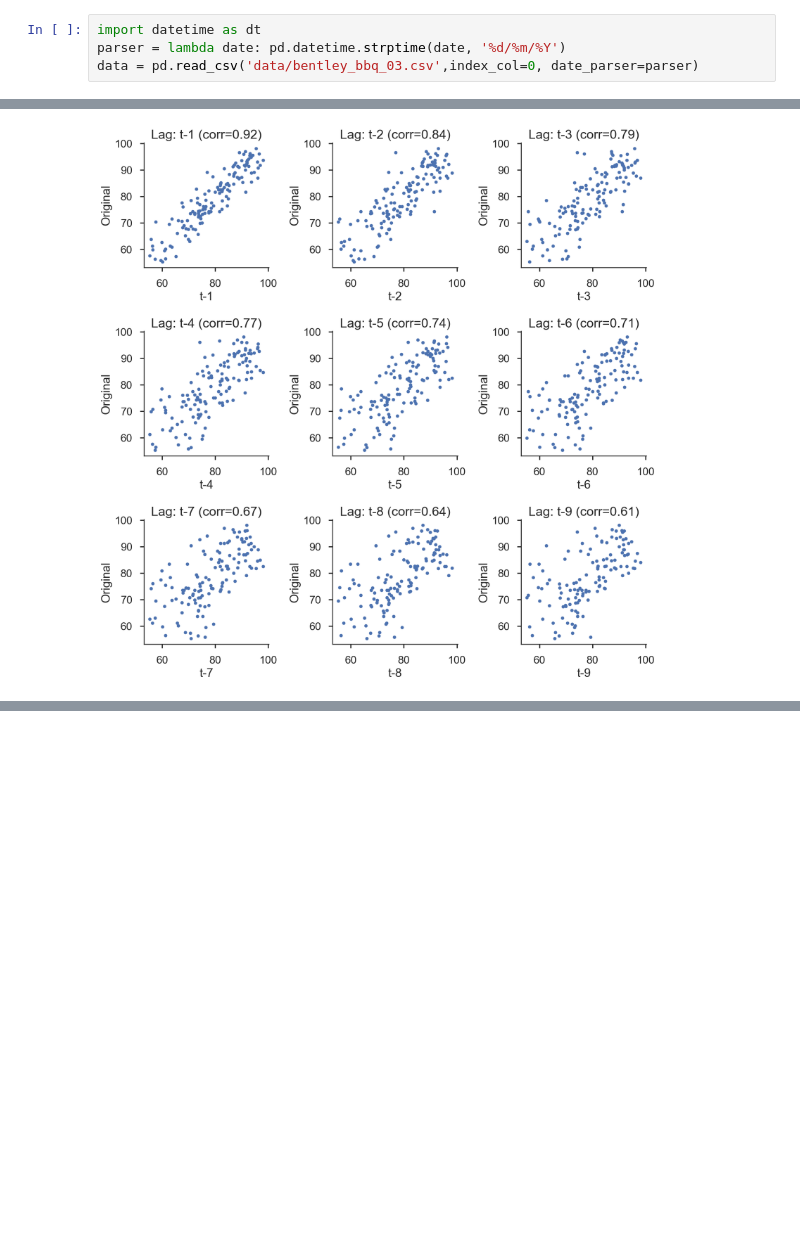
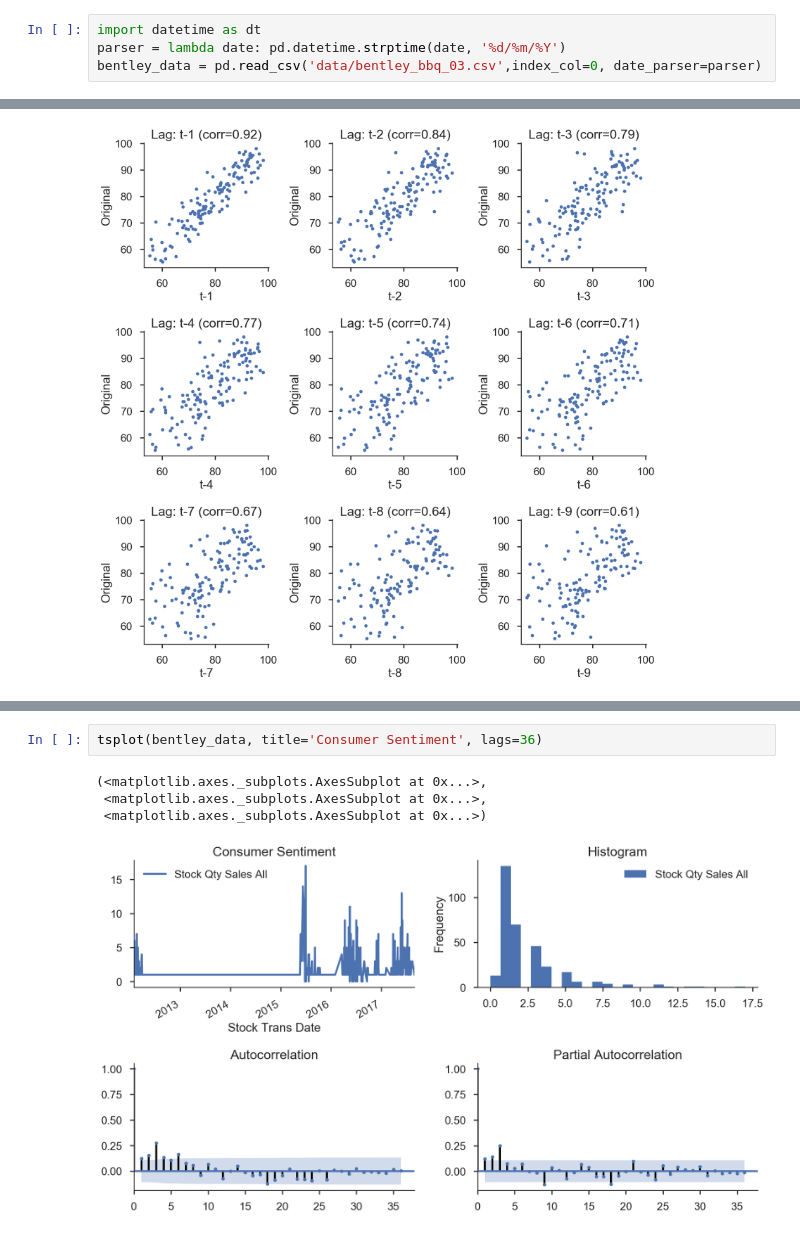
Before and after one commit to OranginaGaoZhao/Time-Series-Forecasting, a Jupyter notebook: Section_2_Exploratory_Time_Series_Data_Analysis.ipynb, the cells around one changed output, grey strips where cells are left out. Cells and saved outputs as stored; diff of their text form; blank space fills up the shorter version.

```diff
--- a/Section_2_Exploratory_Time_Series_Data_Analysis.ipynb
+++ b/Section_2_Exploratory_Time_Series_Data_Analysis.ipynb
@@ -150,5 +145,5 @@ sns.despine()
 # %%
 import datetime as dt
 parser = lambda date: pd.datetime.strptime(date, '%d/%m/%Y')
-data = pd.read_csv('data/bentley_bbq_03.csv',index_col=0, date_parser=parser)
+bentley_data = pd.read_csv('data/bentley_bbq_03.csv',index_col=0, date_parser=parser)
 # %%
@@ -202,0 +224,7 @@ fig.tight_layout()
+# %%
+tsplot(bentley_data, title='Consumer Sentiment', lags=36)
+# %% [output]
+(<matplotlib.axes._subplots.AxesSubplot at 0x...>,
+ <matplotlib.axes._subplots.AxesSubplot at 0x...>,
+ <matplotlib.axes._subplots.AxesSubplot at 0x...>)
+[figure, added]
```
Also changed, not shown: parts of 4 cells of this notebook, 2 other files.
